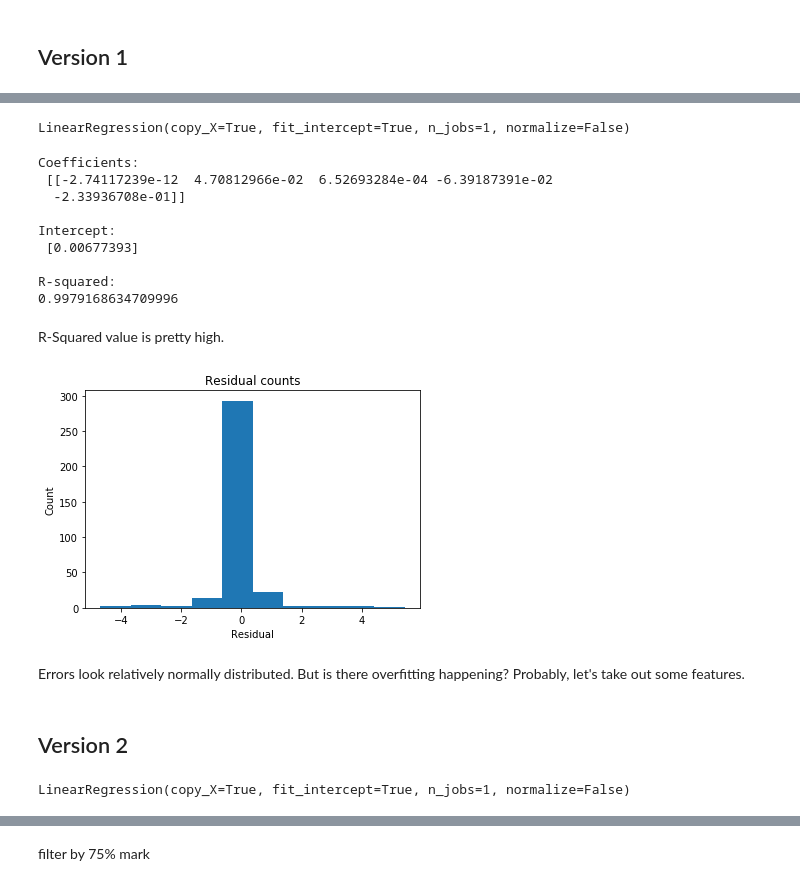
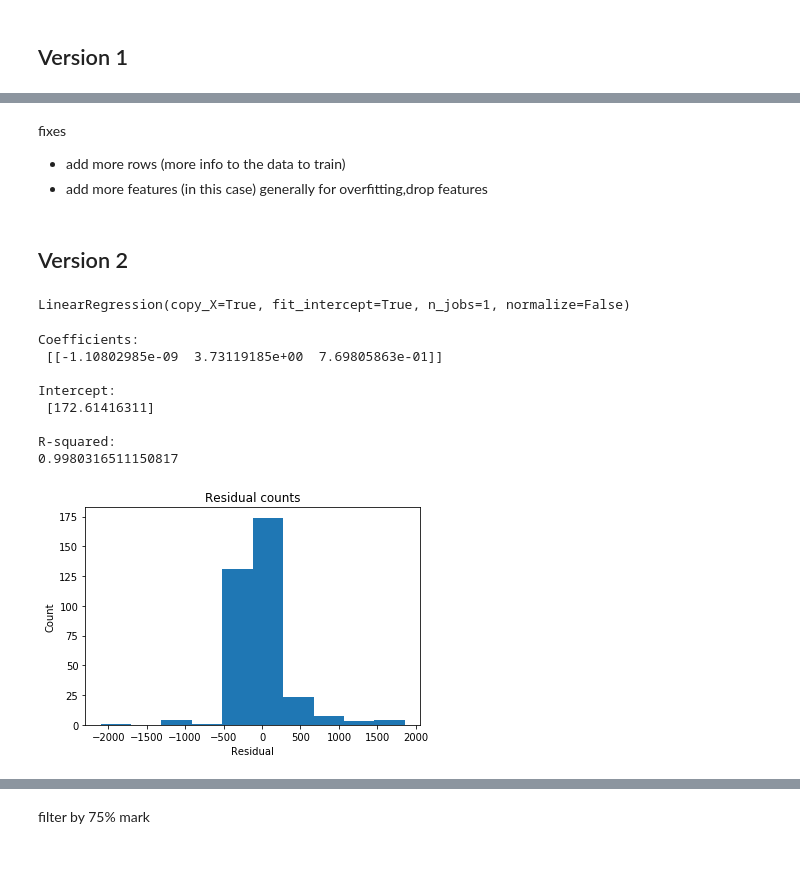
Before and after one commit to crlau/unit-2, a Jupyter notebook: multivariate_regression.ipynb, the cells around one changed output, grey strips where cells are left out. Saved outputs shown, nothing was run; the diff lists cells and outputs as text; code cells hidden in the pictures; blank space fills up the shorter version.

```diff
--- a/multivariate_regression.ipynb
+++ b/multivariate_regression.ipynb
@@ -106,7 +180,14 @@ plt.show()
+# %% [markdown]
+fixes
+- add more rows (more info to the data to train)
+- add more features (in this case)
+    generally for overfitting,drop features
+# %% [markdown]
+## Version 2
 # %%
 regr = linear_model.LinearRegression()
-Y = df['Murder_Nonnegligent_Manslaughter'].values.reshape(-1, 1)
-X = df[['Population2', 'Violent_Crime', 'Property_Crime', 'Aggravated_Assault', 'rob_code']]
+Y = df['Property_Crime'].values.reshape(-1, 1)
+X = df[['Population2', 'Violent_Crime', 'Aggravated_Assault']]
 regr.fit(X, Y)
 # %% [output]
 LinearRegression(copy_X=True, fit_intercept=True, n_jobs=1, normalize=False)
@@ -118,39 +199,25 @@ print('\nR-squared:')
 print(regr.score(X, Y))
 # %% [output]
 Coefficients:
- [[-2.74117239e-12  4.70812966e-02  6.52693284e-04 -6.39187391e-02
-  -2.33936708e-01]]
+ [[-1.10802985e-09  3.73119185e+00  7.69805863e-01]]
 
 Intercept:
- [0.00677393]
+ [172.61416311]
 
 R-squared:
-0.9979168634709996
+0.9980316511150817
-# %% [markdown]
-R-Squared value is pretty high.
 # %%
 # Extract predicted values.
 predicted = regr.predict(X).ravel()
-actual = df['Murder_Nonnegligent_Manslaughter']
+actual = df['Property_Crime']
 
 # Calculate the residual
 residual = actual - predicted
 
 plt.hist(residual)
 plt.title('Residual counts')
 plt.xlabel('Residual')
 plt.ylabel('Count')
 plt.show()
 # %% [output]
-[figure, old version]
+[figure, new version]
-# %% [markdown]
-Errors look relatively normally distributed. But is there overfitting happening? Probably, let's take out some features.
-# %% [markdown]
-## Version 2
-# %%
-regr = linear_model.LinearRegression()
-Y = df['Murder_Nonnegligent_Manslaughter'].values.reshape(-1, 1)
-X = df[['Population2', 'Violent_Crime', 'Aggravated_Assault']]
-regr.fit(X, Y)
-# %% [output]
-LinearRegression(copy_X=True, fit_intercept=True, n_jobs=1, normalize=False)
```
Also changed, not shown: parts of 28 cells of this notebook.
